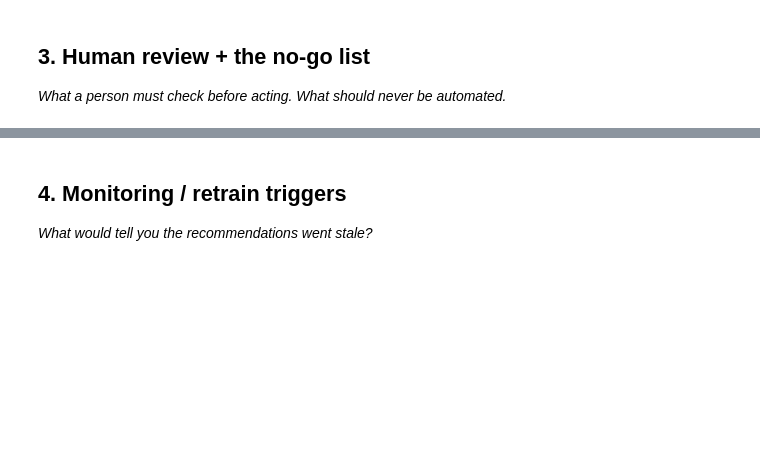
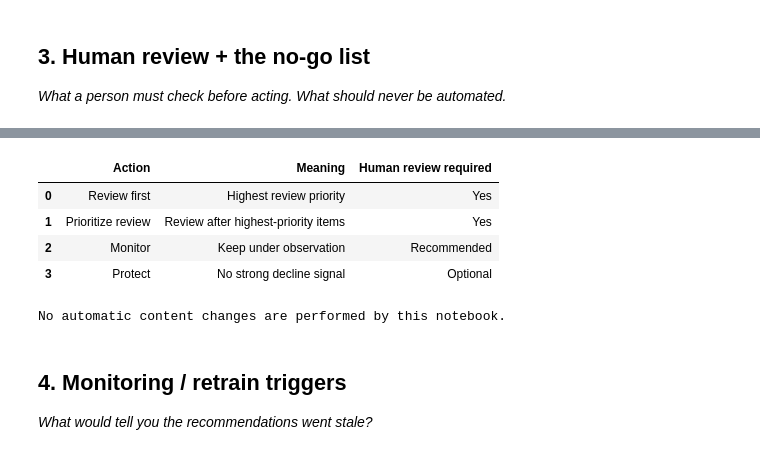
Before and after one commit to shivanilokh/flyrank-ml-internship, a Jupyter notebook: work/notebooks/w07_action_playbook.ipynb, the cells around one changed output, grey strips where cells are left out. Cells and saved outputs as stored; diff of their text form; code cells hidden in the pictures; blank space fills up the shorter version.

Commit message:
Complete ML-10 content action playbook

```diff
--- a/work/notebooks/w07_action_playbook.ipynb
+++ b/work/notebooks/w07_action_playbook.ipynb
@@ -30,3 +417,37 @@ This skeleton is yours to fill. Work the sections **in order** — each one has
+# %%
+# Simple human-review summary
+
+review_summary = pd.DataFrame({
+    "Action": [
+        "Review first",
+        "Prioritize review",
+        "Monitor",
+        "Protect"
+    ],
+    "Meaning": [
+        "Highest review priority",
+        "Review after highest-priority items",
+        "Keep under observation",
+        "No strong decline signal"
+    ],
+    "Human review required": [
+        "Yes",
+        "Yes",
+        "Recommended",
+        "Optional"
+    ]
+})
+
+display(review_summary)
+
+print("No automatic content changes are performed by this notebook.")
+# %% [output]
+|  | Action | Meaning | Human review required |
+| 0 | Review first | Highest review priority | Yes |
+| 1 | Prioritize review | Review after highest-priority items | Yes |
+| 2 | Monitor | Keep under observation | Recommended |
+| 3 | Protect | No strong decline signal | Optional |
+No automatic content changes are performed by this notebook.
 # %% [markdown]
 ## 4. Monitoring / retrain triggers
 
```
Also changed, not shown: parts of 16 cells of this notebook.
